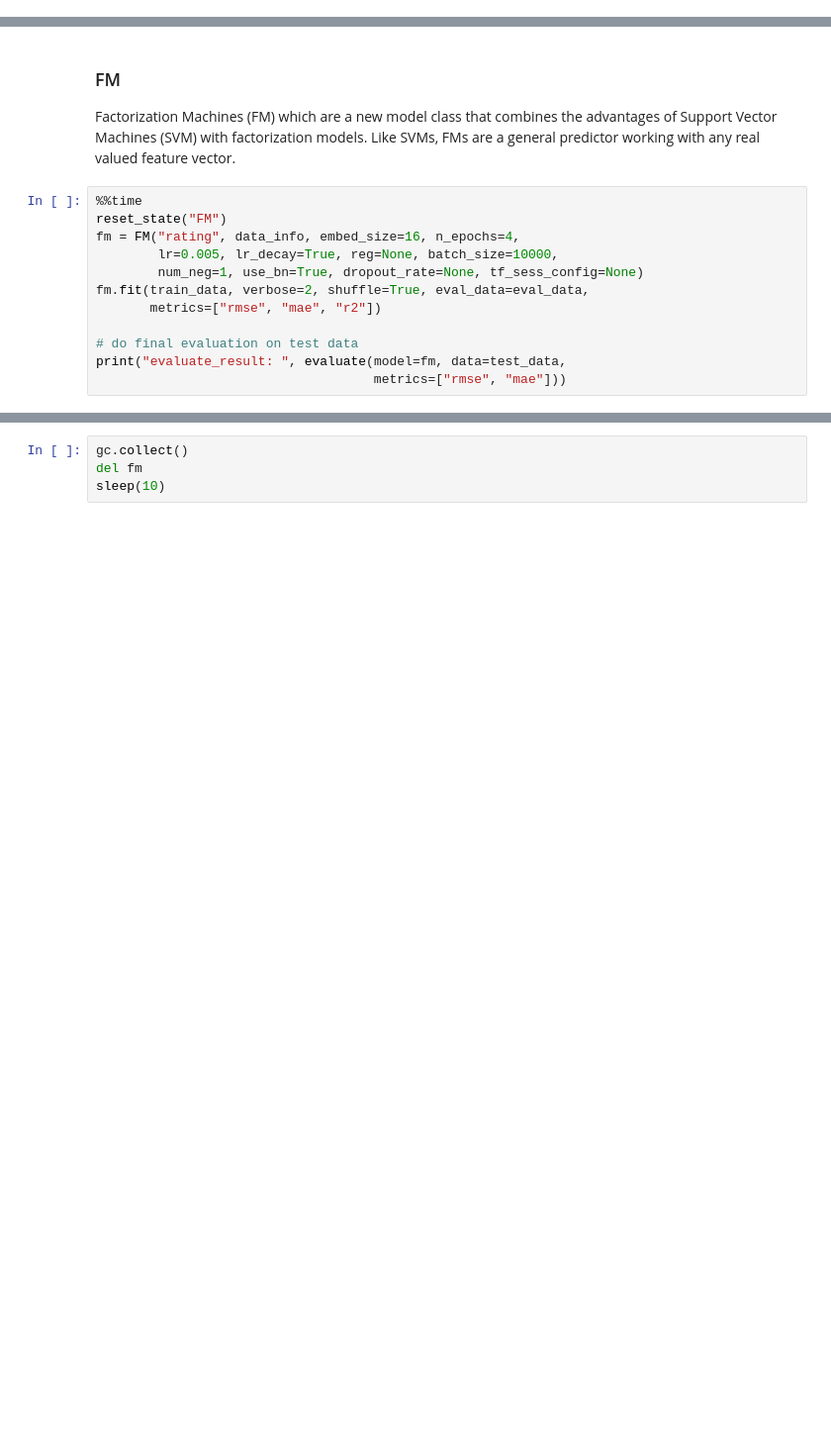
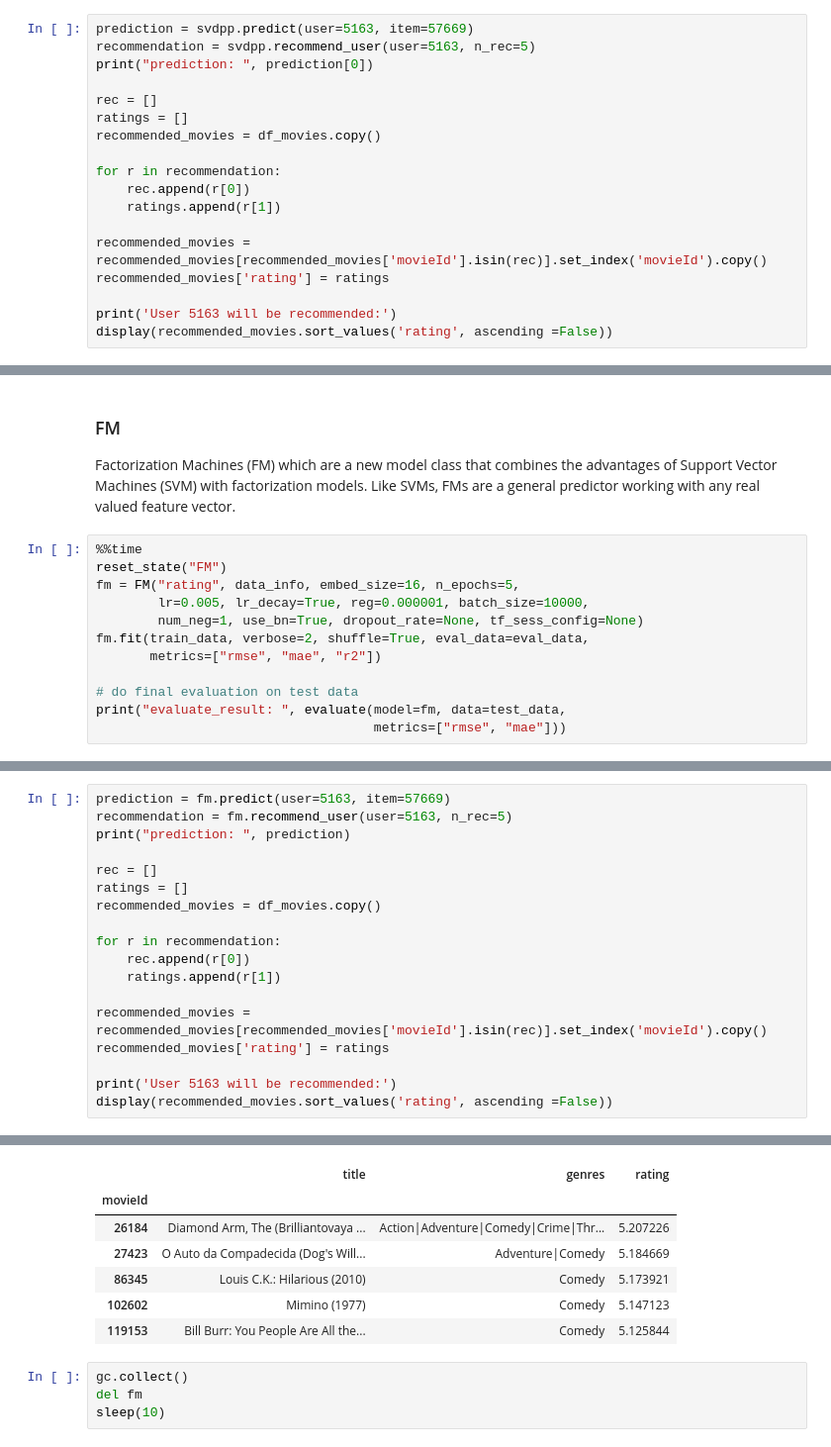
Before and after one commit to daniel-bru/ZM5-Recommender_System-2022, a Jupyter notebook: zm5-recommender-system-main.ipynb, the cells around one changed output, grey strips where cells are left out. Shown at 99% size. Cells and saved outputs as stored; diff of their text form; blank space fills up the shorter version.

```diff
--- a/zm5-recommender-system-main.ipynb
+++ b/zm5-recommender-system-main.ipynb
@@ -1498,3 +1582,21 @@ svdpp.predict(df_train['userId'][:10], df_train['movieId'][:10])
+# %%
+prediction = svdpp.predict(user=5163, item=57669)
+recommendation = svdpp.recommend_user(user=5163, n_rec=5)
+print("prediction: ", prediction[0])
+
+rec = []
+ratings = []
+recommended_movies = df_movies.copy()
+
+for r in recommendation:
+    rec.append(r[0])
+    ratings.append(r[1])
+
+recommended_movies = recommended_movies[recommended_movies['movieId'].isin(rec)].set_index('movieId').copy()
+recommended_movies['rating'] = ratings
+
+print('User 5163 will be recommended:')
+display(recommended_movies.sort_values('rating', ascending =False))
 # %%
 gc.collect()
 del svdpp, train_data, data_info, eval_data, test_data
@@ -1901,8 +1984,8 @@ Factorization Machines (FM) which are a new model class that combines the advant
 # %%
 %%time
 reset_state("FM")
-fm = FM("rating", data_info, embed_size=16, n_epochs=4,
-        lr=0.005, lr_decay=True, reg=None, batch_size=10000,
+fm = FM("rating", data_info, embed_size=16, n_epochs=5,
+        lr=0.005, lr_decay=True, reg=0.000001, batch_size=10000,
         num_neg=1, use_bn=True, dropout_rate=None, tf_sess_config=None)
 fm.fit(train_data, verbose=2, shuffle=True, eval_data=eval_data,
        metrics=["rmse", "mae", "r2"])
@@ -1912,0 +2041,19 @@ print("evaluate_result: ", evaluate(model=fm, data=test_data,
+# %%
+prediction = fm.predict(user=5163, item=57669)
+recommendation = fm.recommend_user(user=5163, n_rec=5)
+print("prediction: ", prediction)
+
+rec = []
+ratings = []
+recommended_movies = df_movies.copy()
+
+for r in recommendation:
+    rec.append(r[0])
+    ratings.append(r[1])
+
+recommended_movies = recommended_movies[recommended_movies['movieId'].isin(rec)].set_index('movieId').copy()
+recommended_movies['rating'] = ratings
+
+print('User 5163 will be recommended:')
+display(recommended_movies.sort_values('rating', ascending =False))
+# %% [output]
@@ -1913,3 +2062,10 @@ print("evaluate_result: ", evaluate(model=fm, data=test_data,
+|  | title | genres | rating |
+| movieId |  |  |  |
+| 26184 | Diamond Arm, The (Brilliantovaya ... | Action|Adventure|Comedy|Crime|Thr... | 5.207226 |
+| 27423 | O Auto da Compadecida (Dog's Will... | Adventure|Comedy | 5.184669 |
+| 86345 | Louis C.K.: Hilarious (2010) | Comedy | 5.173921 |
+| 102602 | Mimino (1977) | Comedy | 5.147123 |
+| 119153 | Bill Burr: You People Are All the... | Comedy | 5.125844 |
 # %%
 gc.collect()
 del fm
```
Also changed, not shown: parts of 64 cells of this notebook.
